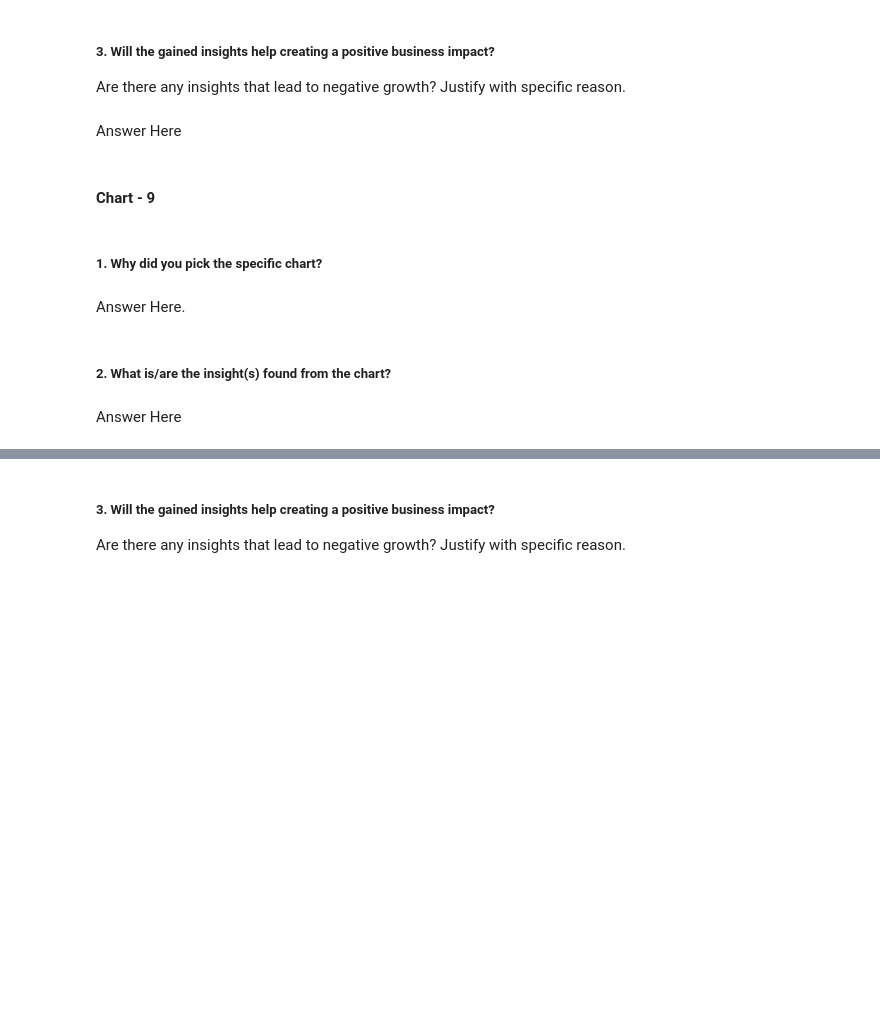
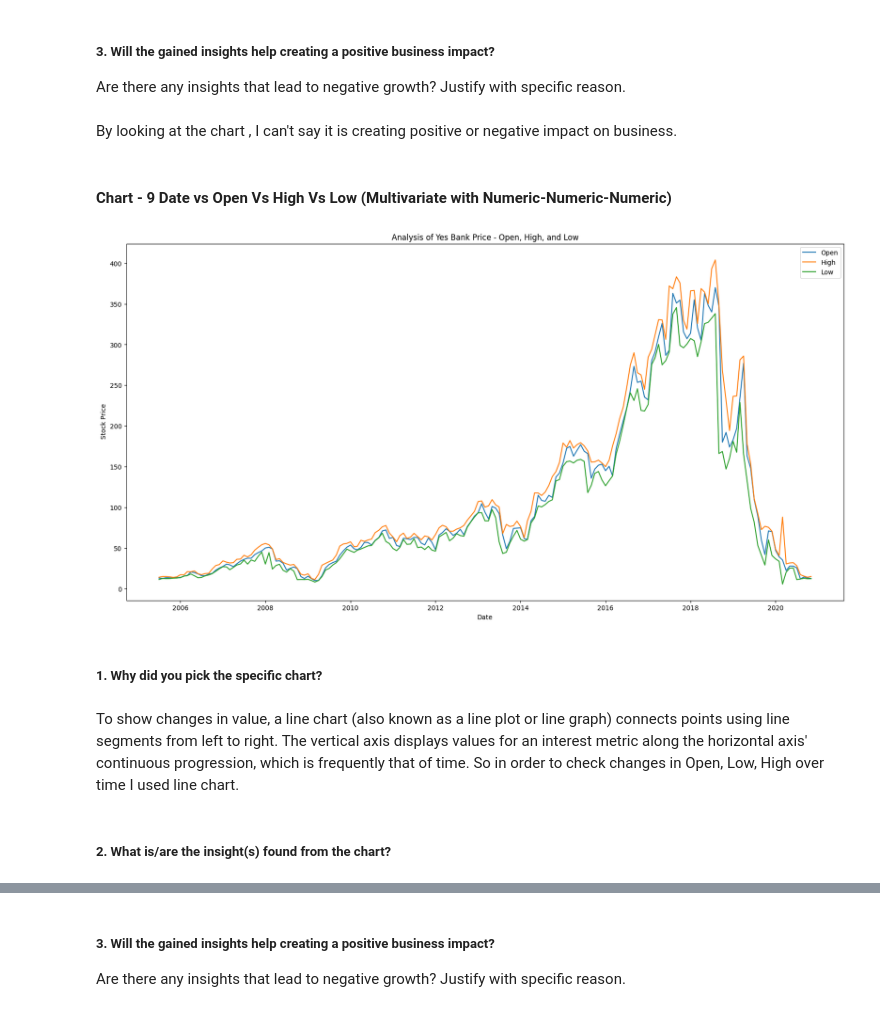
Before and after one commit to priyarane879/Yes_Bank_Stock_Prediction, a Jupyter notebook: Priya_Naik_Yes_bank_stock_prediction.ipynb, the cells around one changed output, grey strips where cells are left out. Cells and saved outputs as stored; diff of their text form; code cells hidden in the pictures; blank space fills up the shorter version.

```diff
--- a/Priya_Naik_Yes_bank_stock_prediction.ipynb
+++ b/Priya_Naik_Yes_bank_stock_prediction.ipynb
@@ -437,7 +464,3 @@ A scatter plot is a figure where each value in the data set is represented by a
 # %% [markdown]
 ##### 3. Will the gained insights help creating a positive business impact?
 Are there any insights that lead to negative growth? Justify with specific reason.
-# %% [markdown]
-Answer Here
-# %% [markdown]
-#### Chart - 9
@@ -446,8 +467,24 @@ Answer Here
+# %% [markdown]
+By looking at the chart , I can't say it is creating positive or negative impact on business.
+# %% [markdown]
+#### Chart - 9 Date vs Open Vs High Vs Low (Multivariate with Numeric-Numeric-Numeric)
+# %%
+# Chart - 9 visualization code
+
+plt.figure(figsize=(20,10)) # setting fig. size
+plt.plot(dataset_yes_bank['Date'],dataset_yes_bank['Open'], label='Open') # plot for Date vs Open
+plt.plot(dataset_yes_bank['Date'],dataset_yes_bank['High'], label='High')# plot for Date vs High
+plt.plot(dataset_yes_bank['Date'],dataset_yes_bank['Low'], label='Low')# plot for Date vs Low
+plt.legend()
+plt.xlabel('Date')# label for x-axis
+plt.ylabel(' Stock Price')# label for y-axis
+plt.title('Analysis of Yes Bank Price - Open, High, and Low') #Title for plot
+plt.show()
+# %% [output]
+[figure, added]
 # %% [markdown]
 ##### 1. Why did you pick the specific chart?
-# %% [markdown]
-Answer Here.
+# %% [markdown]
+To show changes in value, a line chart (also known as a line plot or line graph) connects points using line segments from left to right. The vertical axis displays values for an interest metric along the horizontal axis' continuous progression, which is frequently that of time. So in order to check changes in Open, Low, High over time I used line chart.
 # %% [markdown]
 ##### 2. What is/are the insight(s) found from the chart?
-# %% [markdown]
-Answer Here
```
Also changed, not shown: parts of 77 cells of this notebook.
